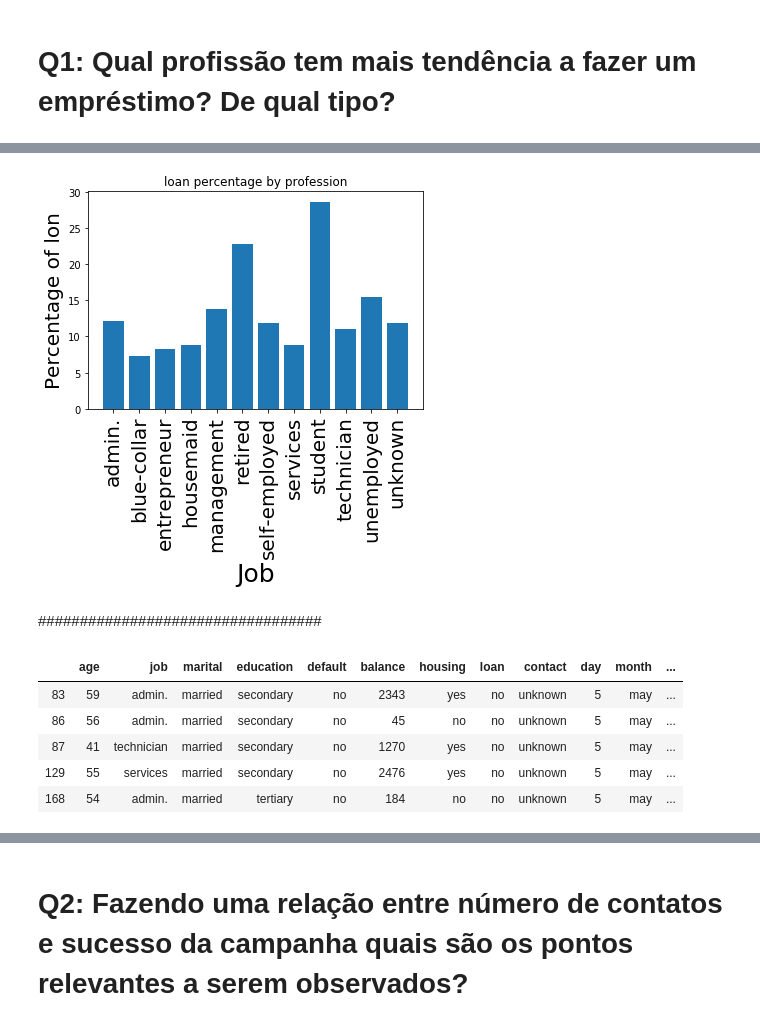
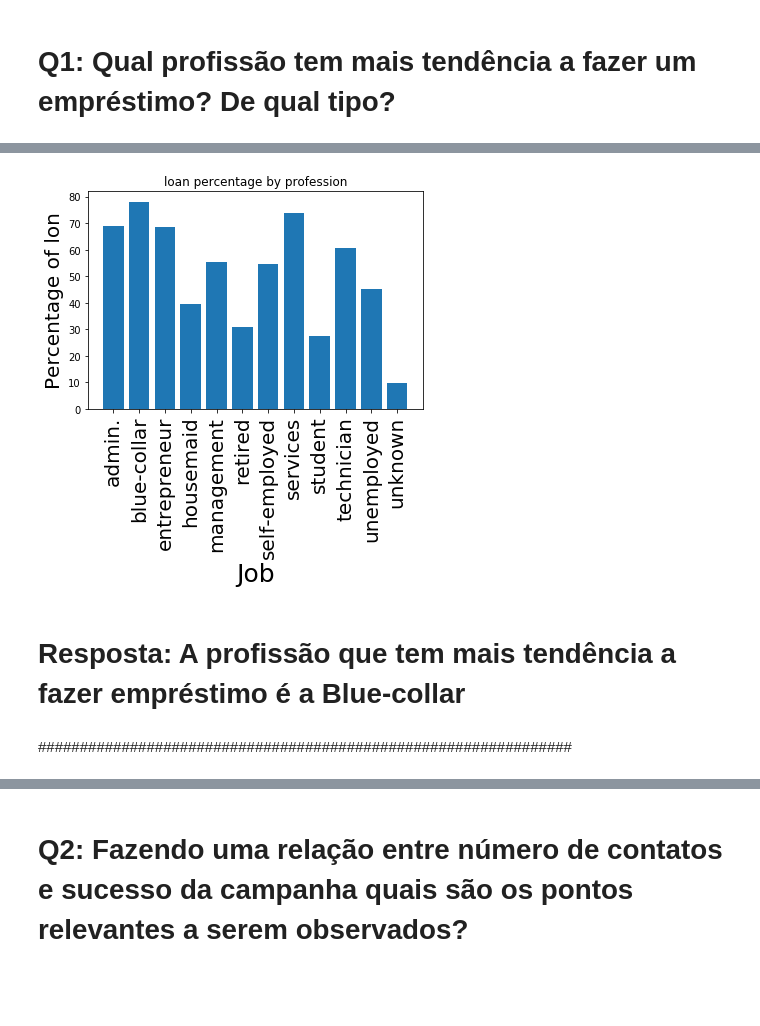
Before and after one commit to sanchobuendia/Test_Semantix, a Jupyter notebook: Test_Semantix.ipynb, the cells around one changed output, grey strips where cells are left out. Cells and saved outputs as stored; diff of their text form; code cells hidden in the pictures; blank space fills up the shorter version.

```diff
--- a/Test_Semantix.ipynb
+++ b/Test_Semantix.ipynb
@@ -87,0 +81,4 @@ g_yes_loan.sort_values(by=['Percentage'], ascending=False)
+# %%
+yes_two = train[(train.housing == 'yes') & (train.loan == 'yes')]
+g_yes_two = yes_two.groupby('job').count()
+g_yes_two.loan
@@ -88,21 +100,25 @@ g_yes_loan.sort_values(by=['Percentage'], ascending=False)
+# %%
+g_tot = train.groupby('job').count()
+# %%
+g_yes_loan.loan = (g_yes_loan.loan/g_tot.age)*100
+g_yes_housing.housing = (g_yes_housing.housing/g_tot.age)*100
+g_yes_two.loan = (g_yes_two.loan/g_tot.age)*100
+tot_per = g_yes_loan.loan + g_yes_housing.housing + g_yes_two.loan
+# %%
+#Res = []
+Res = pd.DataFrame([g_tot.index, g_yes_loan.loan, g_yes_housing.housing, g_yes_two.loan, tot_per]).transpose()
+Res.columns = ['Job', 'Loan(%)', 'Hounsing(%)','Loan(%)','Total(%)']
 # %%
-index = np.arange(len(g_yes_loan))
-plt.bar(index, g_yes_loan.Percentage)
+index = np.arange(len(Res))
+plt.bar(index, tot_per)
 plt.xlabel('Job', fontsize=25)
 plt.ylabel('Percentage of lon', fontsize=20)
-plt.xticks(index, g_yes_loan.index, fontsize=20, rotation=90)
+plt.xticks(index, g_tot.index, fontsize=20, rotation=90)
 plt.title('loan percentage by profession')
 plt.show()
 # %% [output]
-[figure, old version]
+[figure, new version]
+# %% [markdown]
+# Resposta: A profissão que tem mais tendência a fazer empréstimo é a Blue-collar
 # %% [markdown]
-##################################
+################################################################
-# %%
-yes_loan.head()
-# %% [output]
-|  | age | job | marital | education | default | balance | housing | loan | contact | day | month | ... |
-| 83 | 59 | admin. | married | secondary | no | 2343 | yes | no | unknown | 5 | may | ... |
-| 86 | 56 | admin. | married | secondary | no | 45 | no | no | unknown | 5 | may | ... |
-| 87 | 41 | technician | married | secondary | no | 1270 | yes | no | unknown | 5 | may | ... |
-| 129 | 55 | services | married | secondary | no | 2476 | yes | no | unknown | 5 | may | ... |
-| 168 | 54 | admin. | married | tertiary | no | 184 | no | no | unknown | 5 | may | ... |
```
Also changed, not shown: parts of 56 cells of this notebook.
